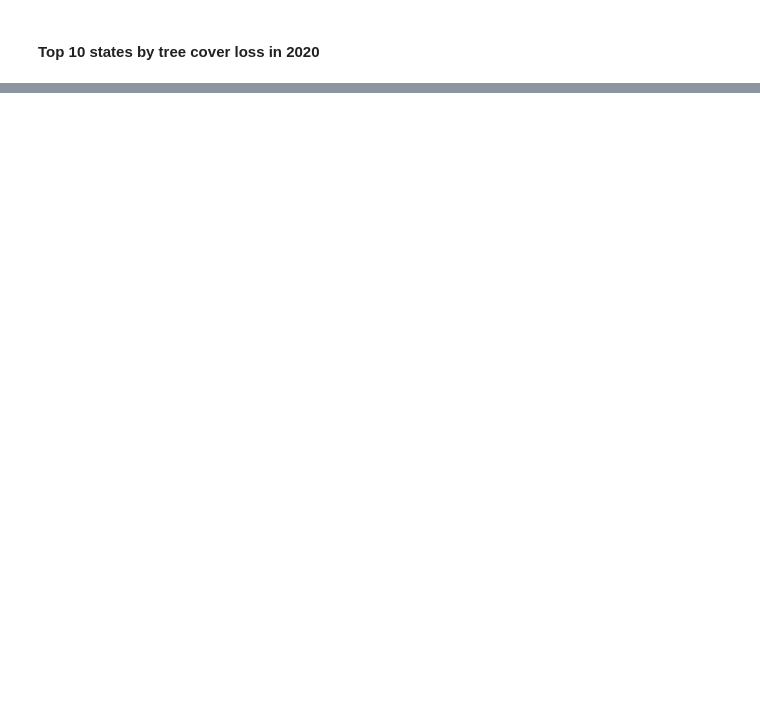
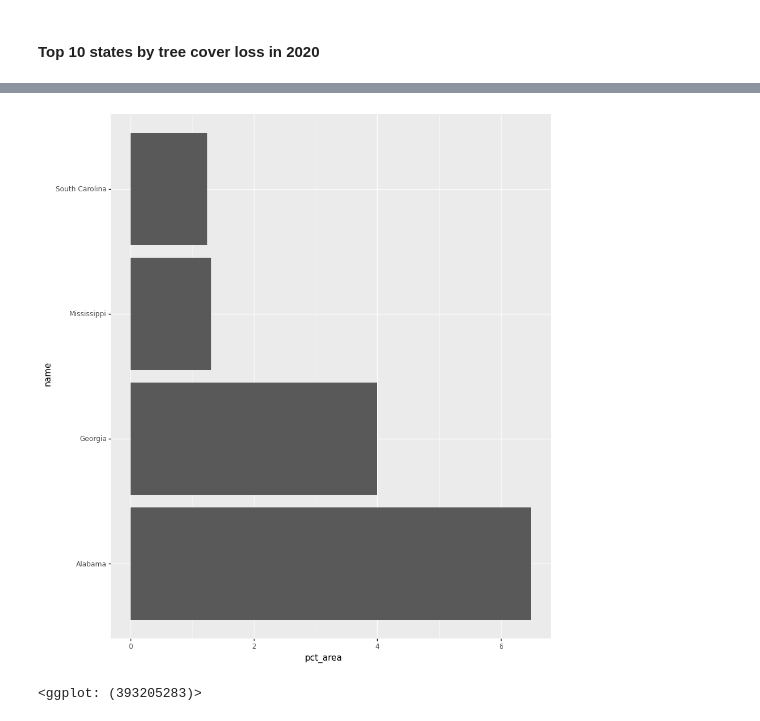
Before and after one commit to areenaarora/us-tree-loss, a Jupyter notebook: us-tree-loss.ipynb, the cells around one changed output, grey strips where cells are left out. Drawn from its saved outputs; the diff is of its cells as text; code cells hidden in the pictures; blank space fills up the shorter version.

```diff
--- a/us-tree-loss.ipynb
+++ b/us-tree-loss.ipynb
@@ -233,0 +317,11 @@ TypeError: can't multiply sequence by non-int of type 'float'
+# %%
+(
+    ggplot(loss_areas.sort_values(by='pct_area', ascending = False).head(10))
+    + aes(x='name', y='pct_area')
+    + geom_bar(stat='identity')
+    + coord_flip()
+    + theme(figure_size=(10, 12))
+)
+# %% [output]
+[figure, added]
+<ggplot: (393205283)>
```
Also changed, not shown: parts of 27 cells of this notebook, 1 other file.
